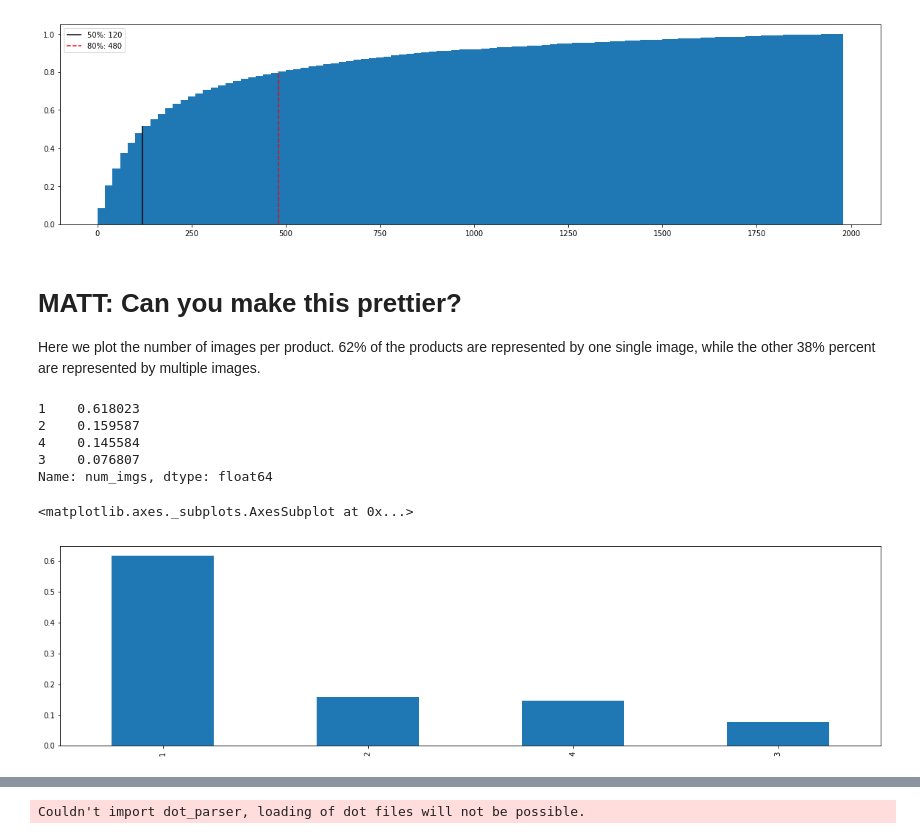
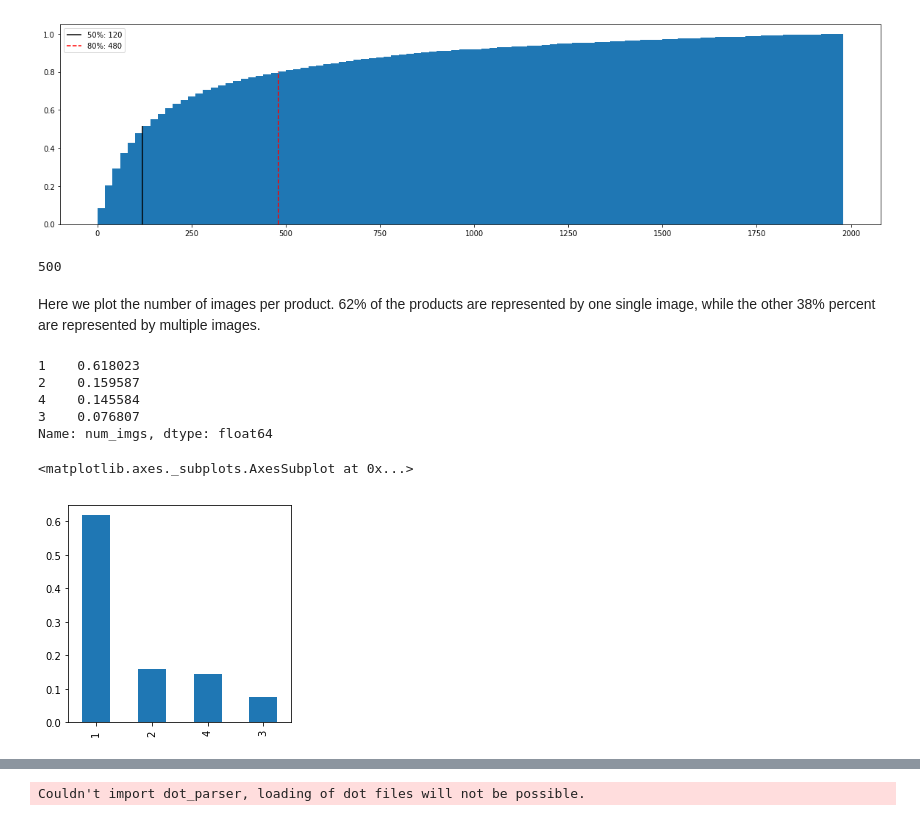
Before and after one commit to liux13/Kaggle_Cdiscount_Image_Classification, a Jupyter notebook: Project2.ipynb, the cells around one changed output, grey strips where cells are left out. Saved outputs shown, nothing was run; the diff lists cells and outputs as text; code cells hidden in the pictures.

```diff
--- a/Project2.ipynb
+++ b/Project2.ipynb
@@ -220,8 +258,11 @@ legend()
 # %% [output]
 <matplotlib.legend.Legend at 0x...>
 [figure]
+# %%
+wc.max_words
+# %% [output]
+500
 # %% [markdown]
-# MATT: Can you make this prettier?
 Here we plot the number of images per product. 62% of the products are represented by one single image, while the other 38% percent are represented by multiple images.
 # %%
 train_images_df.num_imgs.value_counts(normalize=True)
@@ -232,10 +273,11 @@ train_images_df.num_imgs.value_counts(normalize=True)
 3    0.076807
 Name: num_imgs, dtype: float64
 # %%
+figsize(4,4)
 train_images_df.num_imgs.value_counts(normalize=True).plot(kind="bar")
 # %% [output]
 <matplotlib.axes._subplots.AxesSubplot at 0x...>
-[figure, old version]
+[figure, new version]
 # %% [markdown]
 # CNN architecture
 
```
Also changed, not shown: parts of 44 cells of this notebook, 13 other files.
